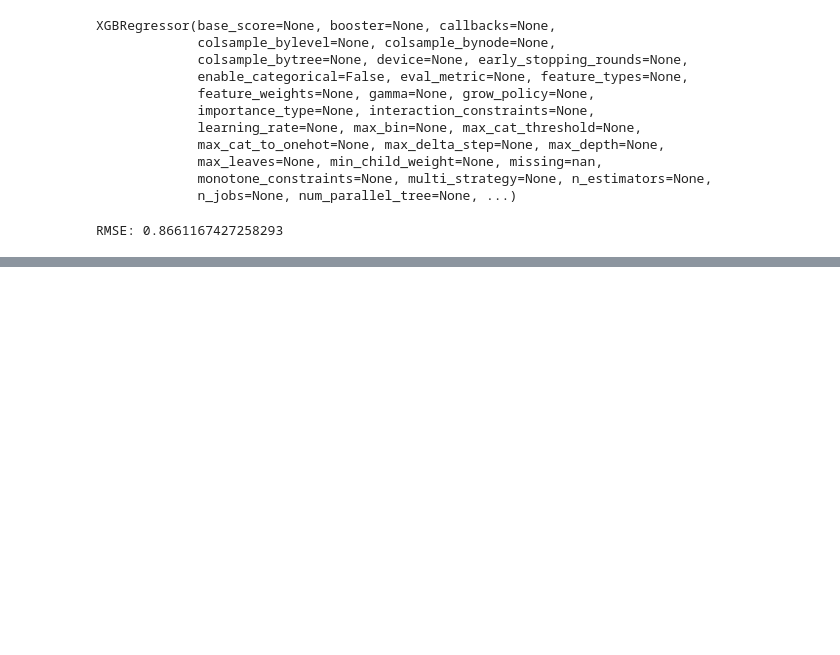
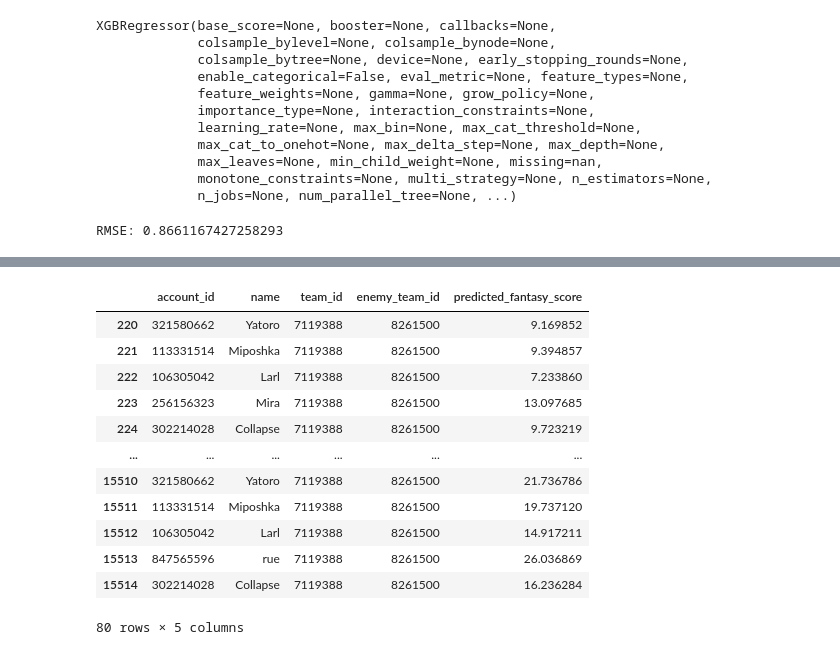
Before and after one commit to Burny101/dota-fantasy, a Jupyter notebook: model_prep.ipynb, the cells around one changed output, grey strips where cells are left out. Cells and saved outputs as stored; diff of their text form; code cells hidden in the pictures; blank space fills up the shorter version.

Commit message:
Create Predict function. Add important json files.

```diff
--- a/model_prep.ipynb
+++ b/model_prep.ipynb
@@ -104,0 +119,26 @@ df[['team_id', 'enemy_team_id']].drop_duplicates()
+# %%
+def predict_players_for_matchups(df, model, matchup_list):
+    # matchup_list: list of (team_id, enemy_team_id) tuples
+    # match_date: filter by this date if provided
+
+    # Filter for relevant matchups
+    mask = df.apply(lambda row: (row['team_id'], row['enemy_team_id']) in matchup_list, axis=1)
+    filtered = df[mask]
+
+
+    # Prepare features (same as training)
+    X_filtered = filtered.drop(columns=not_features)
+    X_filtered = pd.get_dummies(X_filtered, columns=['fantasy_role', 'hero_id', 'hero_variant', 'account_id', 'team_id', 'enemy_team_id'])
+
+    # Align columns with training set
+    X_filtered = X_filtered.reindex(columns=X.columns, fill_value=0)
+
+    # Predict fantasy scores
+    filtered['predicted_fantasy_score'] = model.predict(X_filtered)
+
+    # Return player info and predicted scores
+    return filtered[['account_id', 'name', 'team_id', 'enemy_team_id', 'predicted_fantasy_score']]
+# %%
+matchups = [('7119388', '8261500'), ('7119388', '8597976')]
+result = predict_players_for_matchups(df, model, matchups)
+print(result)
@@ -104,0 +165,16 @@ df[['team_id', 'enemy_team_id']].drop_duplicates()
+# %%
+result
+# %% [output]
+|  | account_id | name | team_id | enemy_team_id | predicted_fantasy_score |
+| 220 | 321580662 | Yatoro | 7119388 | 8261500 | 9.169852 |
+| 221 | 113331514 | Miposhka | 7119388 | 8261500 | 9.394857 |
+| 222 | 106305042 | Larl | 7119388 | 8261500 | 7.233860 |
+| 223 | 256156323 | Mira | 7119388 | 8261500 | 13.097685 |
+| 224 | 302214028 | Collapse | 7119388 | 8261500 | 9.723219 |
+| ... | ... | ... | ... | ... | ... |
+| 15510 | 321580662 | Yatoro | 7119388 | 8261500 | 21.736786 |
+| 15511 | 113331514 | Miposhka | 7119388 | 8261500 | 19.737120 |
+| 15512 | 106305042 | Larl | 7119388 | 8261500 | 14.917211 |
+| 15513 | 847565596 | rue | 7119388 | 8261500 | 26.036869 |
+| 15514 | 302214028 | Collapse | 7119388 | 8261500 | 16.236284 |
+80 rows × 5 columns
```
Also changed, not shown: parts of 2 cells of this notebook, 2 other files.
